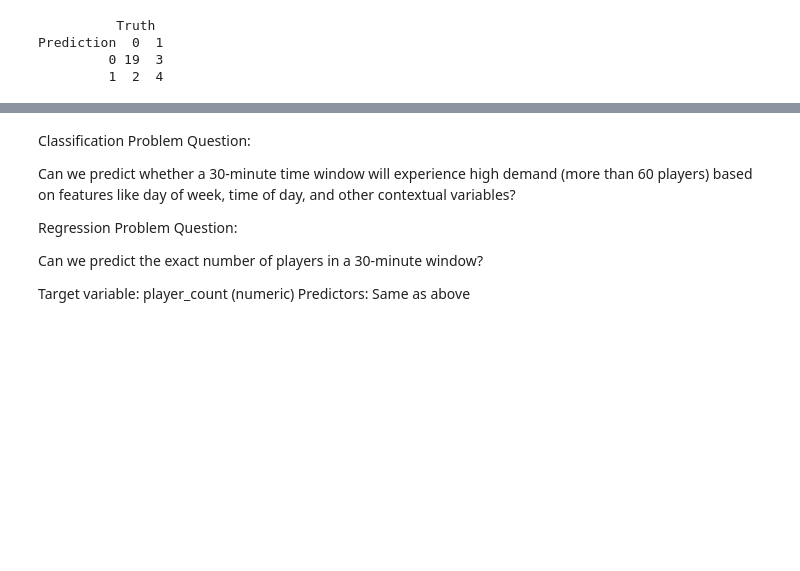
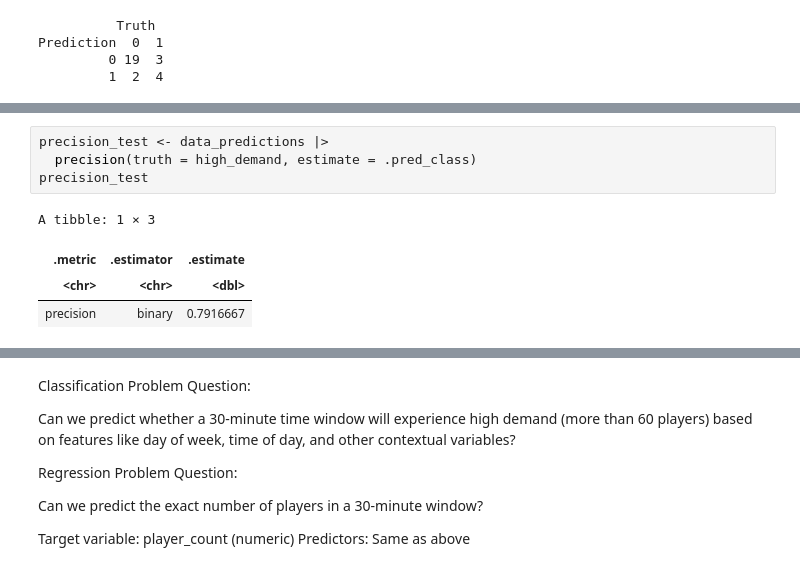
Before and after one commit to ramoladeepika/Ramola_DSCI_100_project_2025, a Jupyter notebook: Dsci_100_project_code.ipynb, the cells around one changed output, grey strips where cells are left out. Drawn from its saved outputs; the diff is of its cells as text; blank space fills up the shorter version.

```diff
--- a/Dsci_100_project_code.ipynb
+++ b/Dsci_100_project_code.ipynb
@@ -324,0 +369,9 @@ head(project)
+# %%
+precision_test <- data_predictions |>
+  precision(truth = high_demand, estimate = .pred_class)
+precision_test
+# %% [output]
+A tibble: 1 × 3
+| .metric | .estimator | .estimate |
+| <chr> | <chr> | <dbl> |
+| precision | binary | 0.7916667 |
```
Also changed, not shown: parts of 10 cells of this notebook.
